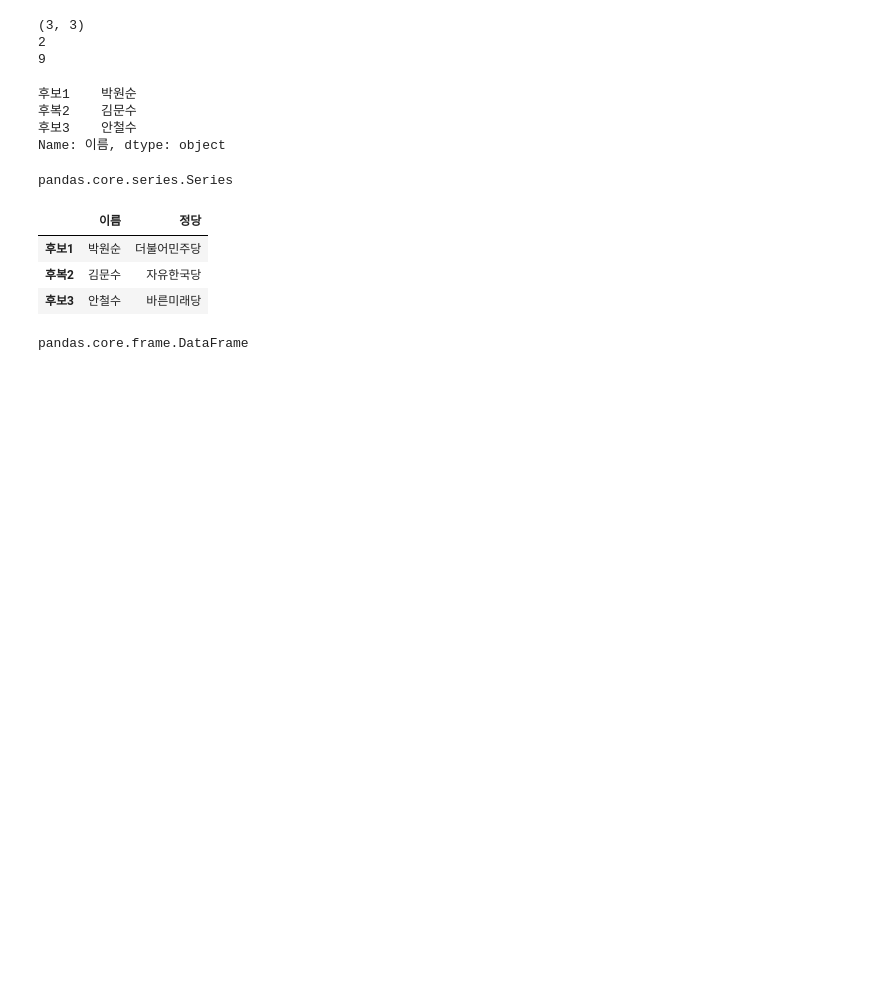
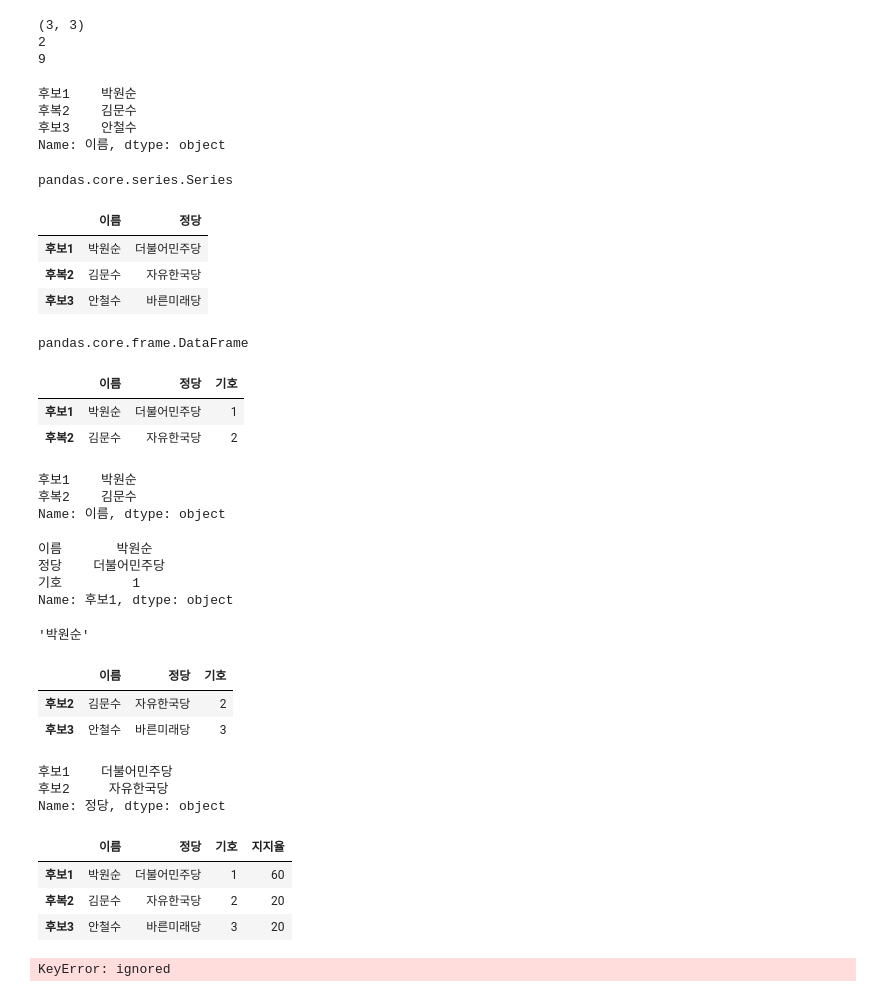
Before and after one commit to Hyunfor/2023_HNU_PythonClass, a Jupyter notebook: 23_05_02_~_데이터사이언스_파이썬_수업_9(8장)_~_10_(_9장_완,_10장_진행,_11장_진행).ipynb, the cells around one changed output. Drawn from its saved outputs; the diff is of its cells as text; code cells hidden in the pictures; blank space fills up the shorter version.

```diff
--- a/23_05_02_~_데이터사이언스_파이썬_수업_9(8장)_~_10_(_9장_완,_10장_진행,_11장_진행).ipynb
+++ b/23_05_02_~_데이터사이언스_파이썬_수업_9(8장)_~_10_(_9장_완,_10장_진행,_11장_진행).ipynb
@@ -404,3 +404,58 @@ poli_df[["이름", "정당"]] # 리스트 형태로 넣어주는 것
 type(poli_df[["이름", "정당"]]) # 자료 결과값
 # %% [output]
 pandas.core.frame.DataFrame
+# %%
+# DataFrame 인덱싱 & 슬라이싱
+poli_df[0:2]
+# %% [output]
+|  | 이름 | 정당 | 기호 |
+| 후보1 | 박원순 | 더불어민주당 | 1 |
+| 후복2 | 김문수 | 자유한국당 | 2 |
+# %%
+poli_df["이름"][0:2]
+# %% [output]
+후보1    박원순
+후복2    김문수
+Name: 이름, dtype: object
+# %%
+# DataFrame 인덱싱 & 슬라이싱
+# loc & iloc
+# loc:index 이름으로 인덱싱
+poli_df.loc["후보1"] # 해당 row 선택
+# %% [output]
+이름       박원순
+정당    더불어민주당
+기호         1
+Name: 후보1, dtype: object
+# %%
+poli_df["이름"].loc["후보1"]
+# %% [output]
+'박원순'
+# %%
+# loc & iloc
+# loc:index number로 인덱싱 & 슬라이싱
+poli_df.iloc[1:]
+# %% [output]
+|  | 이름 | 정당 | 기호 |
+| 후보2 | 김문수 | 자유한국당 | 2 |
+| 후보3 | 안철수 | 바른미래당 | 3 |
+# %%
+poli_df["정당"].iloc[:2]
+# %% [output]
+후보1    더불어민주당
+후보2     자유한국당
+Name: 정당, dtype: object
+# %%
+#DataFrame 컬럼 추가
+poli_df["지지율"] = [60, 20,20]
+poli_df
+# %% [output]
+|  | 이름 | 정당 | 기호 | 지지율 |
+| 후보1 | 박원순 | 더불어민주당 | 1 | 60 |
+| 후복2 | 김문수 | 자유한국당 | 2 | 20 |
+| 후보3 | 안철수 | 바른미래당 | 3 | 20 |
+# %%
+poli_df["당선가능성"] = np.where(poli_df["지지율"] > 40, 1, 0)
+poli_df
+# %% [output]
+KeyError: ignored
```
Also changed, not shown: parts of 1 cell of this notebook.
